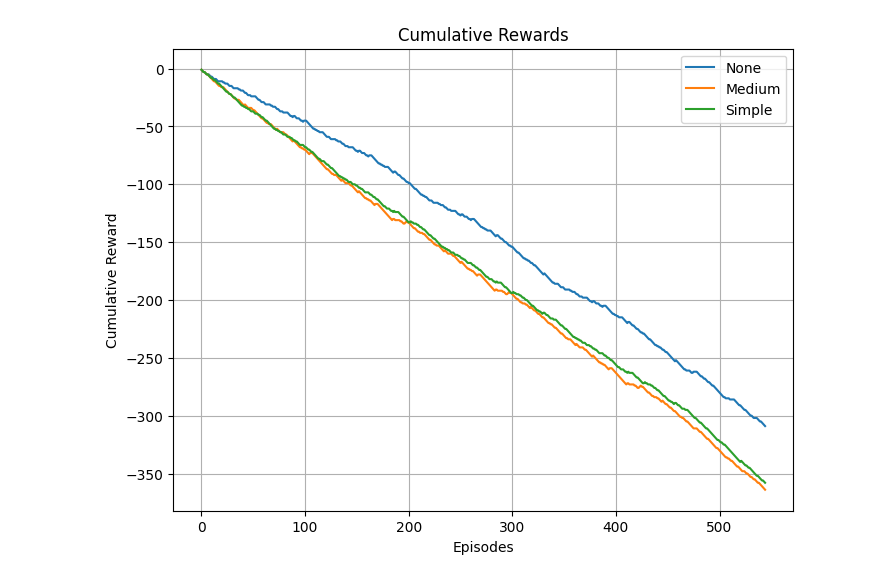
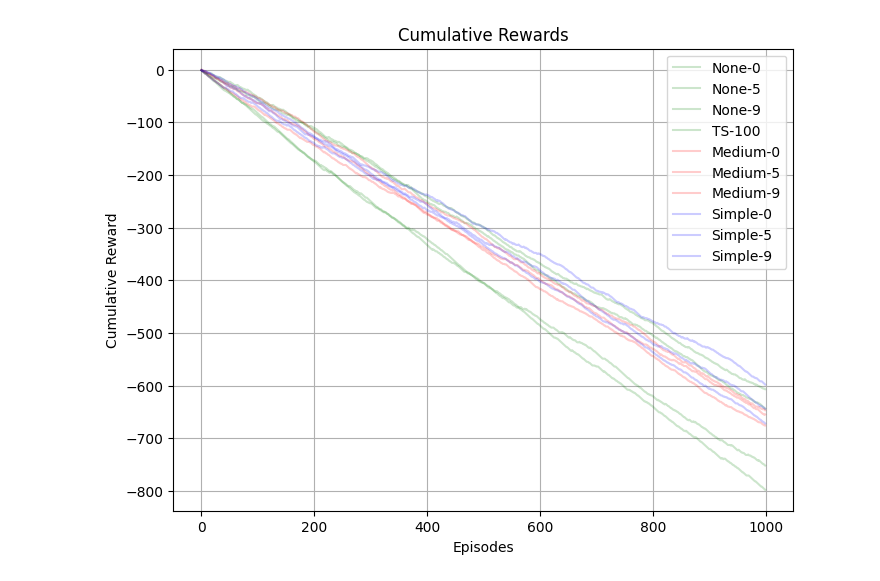
Before and after one commit to luisastue/hc-rl-thompson-sampling, a Jupyter notebook: sepsis/custom_sepsis/src/custom_sepsis/ts_plots.ipynb, the cells around one changed output. Saved outputs shown, nothing was run; the diff lists cells and outputs as text; code cells hidden in the pictures.

```diff
--- a/sepsis/custom_sepsis/src/custom_sepsis/ts_plots.ipynb
+++ b/sepsis/custom_sepsis/src/custom_sepsis/ts_plots.ipynb
@@ -7,12 +7,13 @@ full = []
 medium = []
 simple = []
 
-for i in range(9,10):#reversed(range(10)):
+# ts_100 = ThompsonSampling.load_pickle("data/thompson_sampling/TS-100.pkl")
+# ts_100 = DirThompsonSampling(create_model(Simplification.NONE), [np.sum(ep.rewards) for ep in ts_100.episodes], {}, {i*100: ts_100.episodes[i*100].policy for i in range(len(ts_100.episodes) // 100)}, ts_100.name, ts_100.info)
+# ts_100.save()
+
+for i in [0,5,9]:
     full.append(DirThompsonSampling.load(f"data/dir_ts/None-{i}.pkl.gz"))
     medium.append(DirThompsonSampling.load(f"data/dir_ts/Medium-{i}.pkl.gz"))
     simple.append(DirThompsonSampling.load(f"data/dir_ts/Simple-{i}.pkl.gz"))
+
+full.append(DirThompsonSampling.load("data/dir_ts/TS-100.pkl.gz"))
-# %%
-# for i in range(1):#reversed(range(10)):
-full.append(DirThompsonSampling.load(f"data/dir_ts/None-{0}.pkl.gz"))
-medium.append(DirThompsonSampling.load(f"data/dir_ts/Medium-{0}.pkl.gz"))
-simple.append(DirThompsonSampling.load(f"data/dir_ts/Simple-{0}.pkl.gz"))
@@ -24,15 +21,15 @@ simple.append(DirThompsonSampling.load(f"data/dir_ts/Simple-{0}.pkl.gz"))
 plt.figure(figsize=(8, 6))
 models = full
 for model in models:
-    plt.plot(list(model.policies.keys()), model.get_mean_rewards(10000), label="Full", color='red', alpha=0.2)
+    plt.plot(list(model.policies.keys()), model.get_mean_rewards(10000), color='green', alpha=0.2)
     model.save()
 models = medium
 for model in models:
-    plt.plot(list(model.policies.keys()), model.get_mean_rewards(10000), label="Medium", color='blue', alpha=0.2)
+    plt.plot(list(model.policies.keys()), model.get_mean_rewards(10000), color='red', alpha=0.2)
     model.save()
 models = simple
 for model in models:
-    plt.plot(list(model.policies.keys()), model.get_mean_rewards(10000), label="Simple", color='green', alpha=0.2)
+    plt.plot(list(model.policies.keys()), model.get_mean_rewards(10000), color='blue', alpha=0.2)
     model.save()
 # plt.scatter(list(model.policies.keys()), model.get_mean_rewards(10000), label=model.name)
 # plt.plot(list(simple.policies.keys()), dqn_rewards, label='DQN', alpha=0.2)
@@ -40,8 +37,9 @@ for model in models:
 plt.xlabel('Episodes')
 plt.ylabel('Mean Reward')
 plt.title('Mean Rewards at each new policy')
+# plt.xscale('log', base=2)
 # plt.xscale('log', base=10)
-plt.legend()
+# plt.legend()
 # plt.ylim(-0.75, -0.05)
 plt.grid(True)
 
@@ -50,18 +50,19 @@ plt.show()
 # %%
 plt.figure(figsize=(8, 6))
-for model in [full, medium, simple]:
-    plt.plot(np.cumsum(model.rewards), label=model.name)
+for i, models in enumerate([full, medium, simple]):
+    color = ['green', 'red', 'blue'][i]
+    for model in models:
+        plt.plot(np.cumsum(model.rewards[:1000]), label=model.name, color=color, alpha=0.2)
 # plt.plot(list(full.policies.keys()), dqn_rewards, label='DQN', alpha=0.2)
 # Add labels, title, and legend
 plt.xlabel('Episodes')
 plt.ylabel('Cumulative Reward')
 plt.title('Cumulative Rewards')
-# plt.xscale('log', base=2)
 plt.legend()
 # plt.ylim(-0.75, -0.05)
 plt.grid(True)
 
 # Show the plot
 plt.show()
 # %% [output]
-[figure, old version]
+[figure, new version]
```
Also changed, not shown: parts of 2 cells of this notebook, 3 other files.
